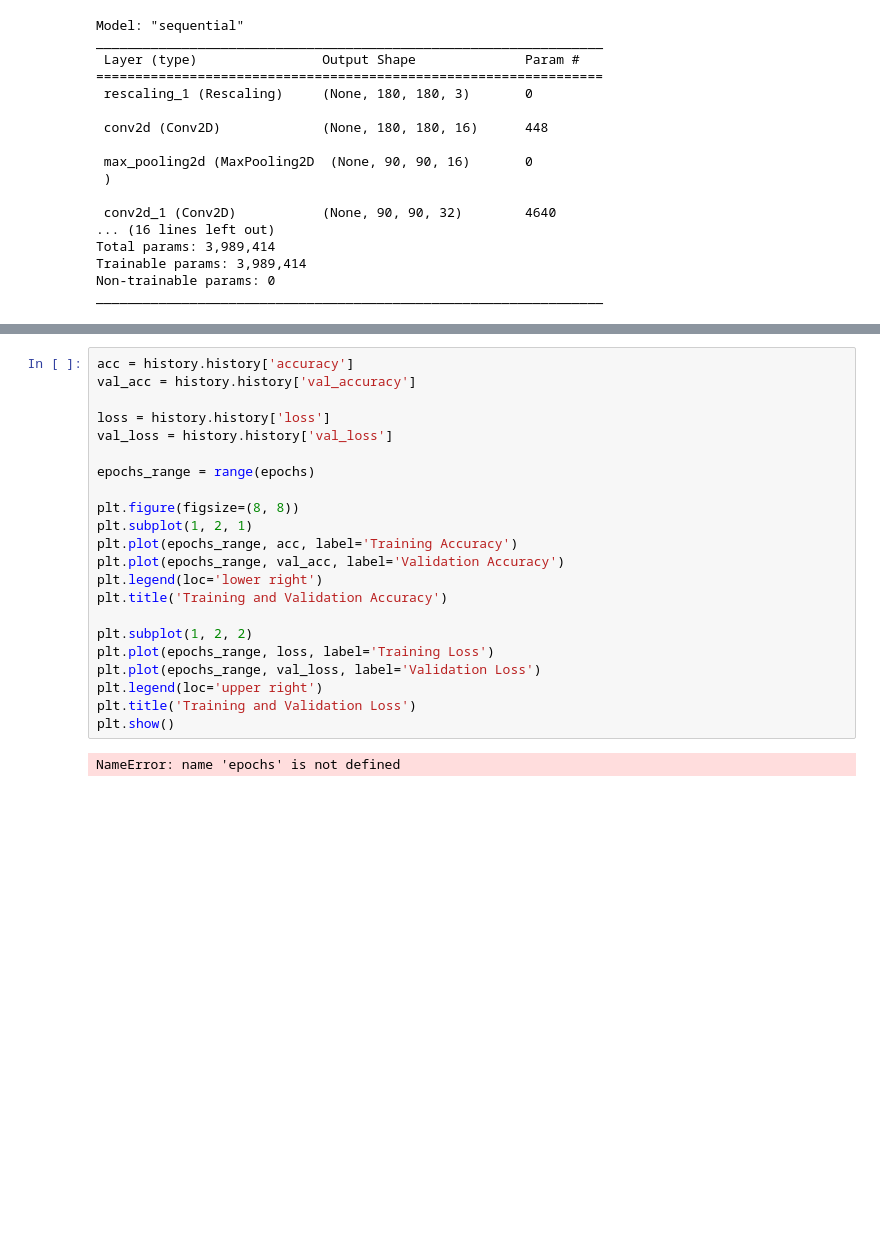
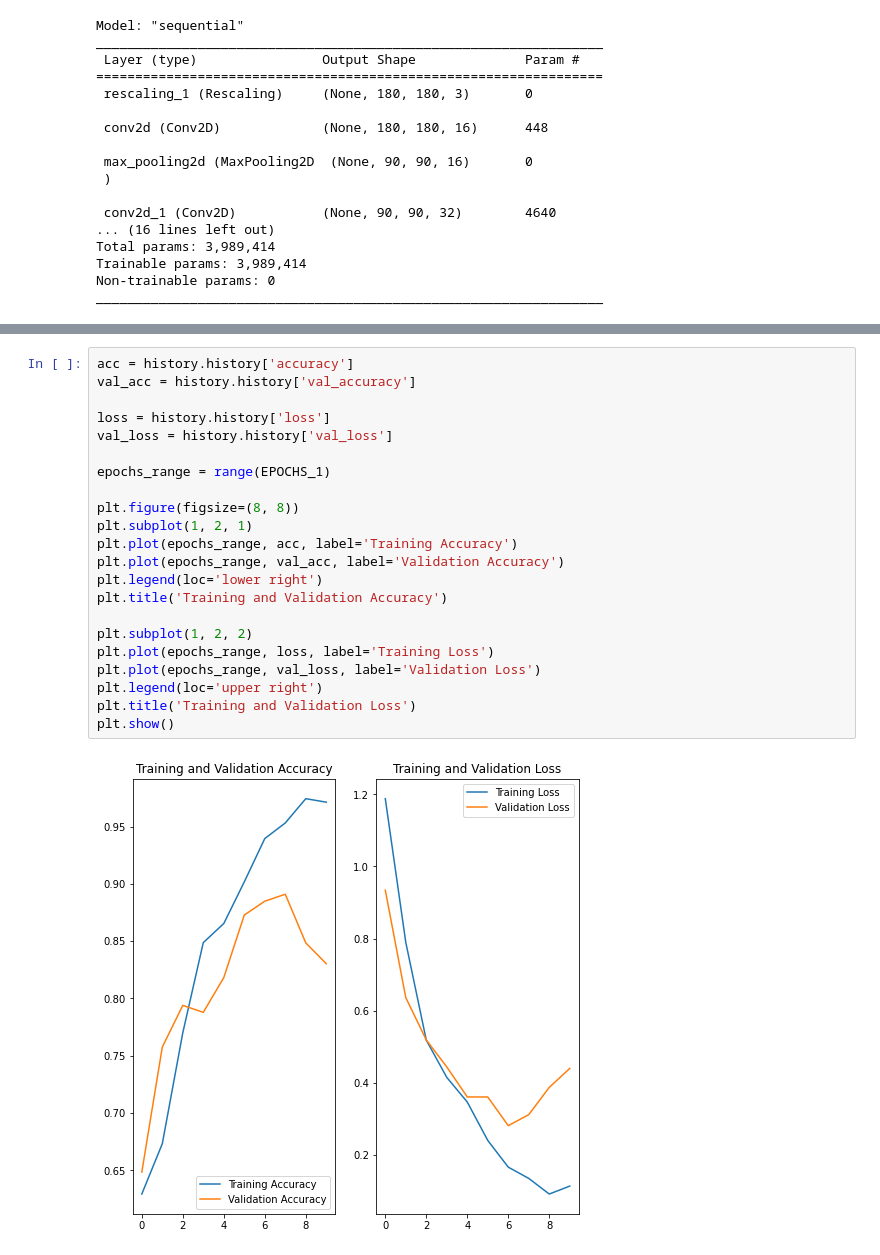
Before and after one commit to Sirithi/Challenges, a Jupyter notebook: PredictBees.ipynb, the cells around one changed output, grey strips where cells are left out. Cells and saved outputs as stored; diff of their text form; blank space fills up the shorter version.

```diff
--- a/PredictBees.ipynb
+++ b/PredictBees.ipynb
@@ -407,24 +407,24 @@ Epoch 10/10
 # %%
 acc = history.history['accuracy']
 val_acc = history.history['val_accuracy']
 
 loss = history.history['loss']
 val_loss = history.history['val_loss']
 
-epochs_range = range(epochs)
+epochs_range = range(EPOCHS_1)
 
 plt.figure(figsize=(8, 8))
 plt.subplot(1, 2, 1)
 plt.plot(epochs_range, acc, label='Training Accuracy')
 plt.plot(epochs_range, val_acc, label='Validation Accuracy')
 plt.legend(loc='lower right')
 plt.title('Training and Validation Accuracy')
 
 plt.subplot(1, 2, 2)
 plt.plot(epochs_range, loss, label='Training Loss')
 plt.plot(epochs_range, val_loss, label='Validation Loss')
 plt.legend(loc='upper right')
 plt.title('Training and Validation Loss')
 plt.show()
 # %% [output]
-NameError: name 'epochs' is not defined
+[figure, added]
```
